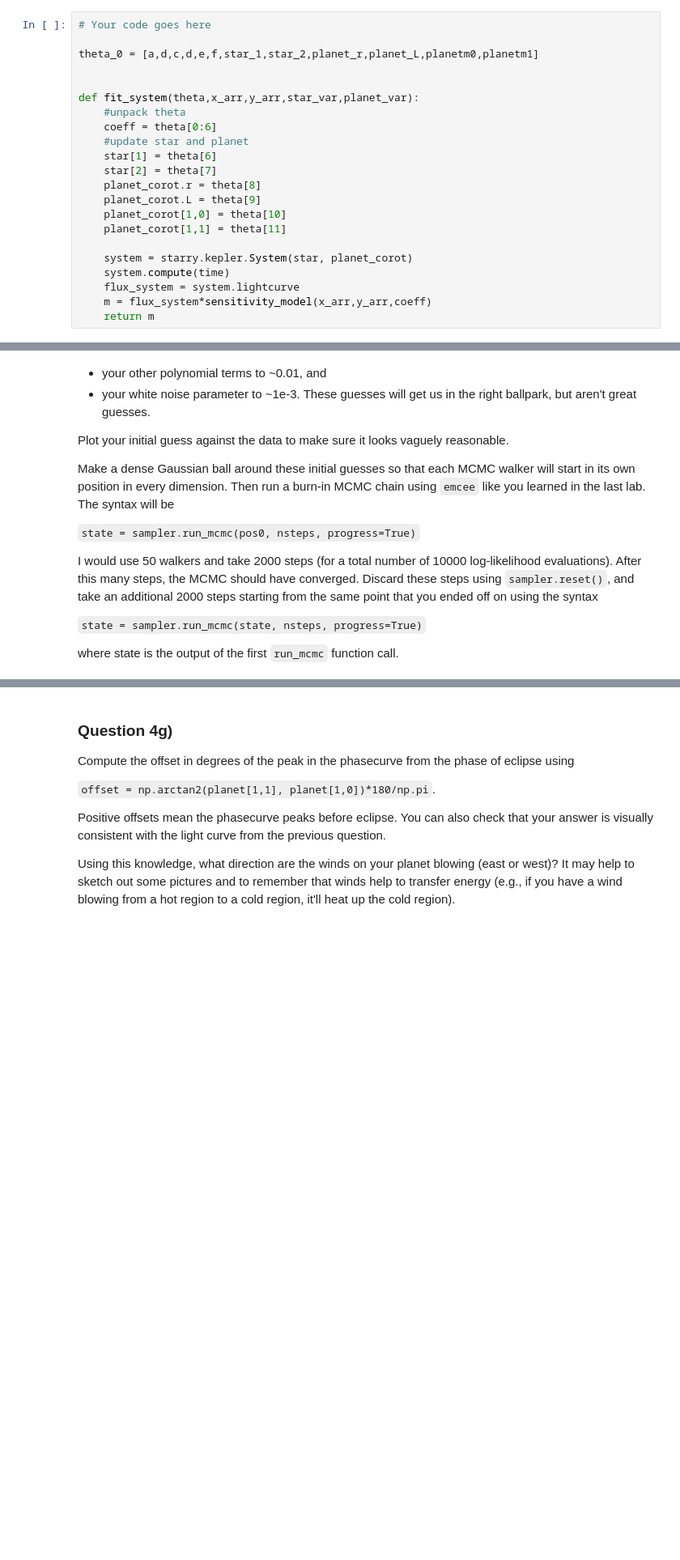
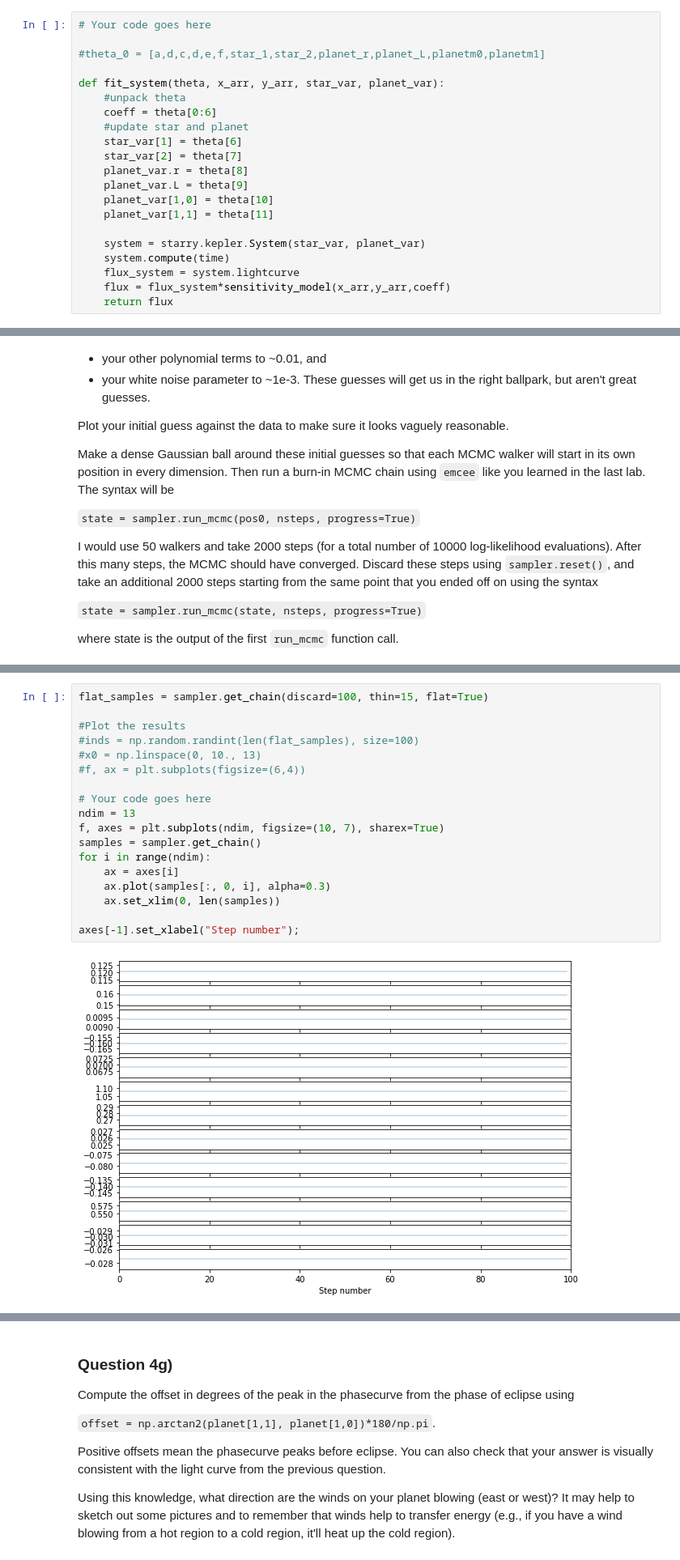
Before and after one commit to katiesavarc/DataSci_Lab, a Jupyter notebook: CodingLab08/CodingLab08_Exoplanets.ipynb, the cells around one changed output, grey strips where cells are left out. Shown at 81% size. Drawn from its saved outputs; the diff is of its cells as text; blank space fills up the shorter version.

```diff
--- a/CodingLab08/CodingLab08_Exoplanets.ipynb
+++ b/CodingLab08/CodingLab08_Exoplanets.ipynb
@@ -392,25 +398,24 @@ Your function should take 5 inputs: the $\theta_0$ guess holding your 12 fitted
 # %%
 # Your code goes here
 
-theta_0 = [a,d,c,d,e,f,star_1,star_2,planet_r,planet_L,planetm0,planetm1]
+#theta_0 = [a,d,c,d,e,f,star_1,star_2,planet_r,planet_L,planetm0,planetm1]
 
-
-def fit_system(theta,x_arr,y_arr,star_var,planet_var):
+def fit_system(theta, x_arr, y_arr, star_var, planet_var):
     #unpack theta
     coeff = theta[0:6]
     #update star and planet
-    star[1] = theta[6]
-    star[2] = theta[7]
-    planet_corot.r = theta[8]
-    planet_corot.L = theta[9]
-    planet_corot[1,0] = theta[10]
-    planet_corot[1,1] = theta[11]
+    star_var[1] = theta[6]
+    star_var[2] = theta[7]
+    planet_var.r = theta[8]
+    planet_var.L = theta[9]
+    planet_var[1,0] = theta[10]
+    planet_var[1,1] = theta[11]
 
-    system = starry.kepler.System(star, planet_corot)
+    system = starry.kepler.System(star_var, planet_var)
     system.compute(time)
     flux_system = system.lightcurve
-    m = flux_system*sensitivity_model(x_arr,y_arr,coeff)
-    return m
+    flux = flux_system*sensitivity_model(x_arr,y_arr,coeff)
+    return flux
 # %% [markdown]
 ### Question 4d)
 
@@ -462,3 +531,23 @@
+# %%
+flat_samples = sampler.get_chain(discard=100, thin=15, flat=True)
+
+#Plot the results
+#inds = np.random.randint(len(flat_samples), size=100)
+#x0 = np.linspace(0, 10., 13)
+#f, ax = plt.subplots(figsize=(6,4))
+
+# Your code goes here
+ndim = 13
+f, axes = plt.subplots(ndim, figsize=(10, 7), sharex=True)
+samples = sampler.get_chain()
+for i in range(ndim):
+    ax = axes[i]
+    ax.plot(samples[:, 0, i], alpha=0.3)
+    ax.set_xlim(0, len(samples))
+
+axes[-1].set_xlabel("Step number");
+# %% [output]
+[figure, added]
 # %% [markdown]
 ### Question 4f)
 
```
Also changed, not shown: parts of 14 cells of this notebook.
